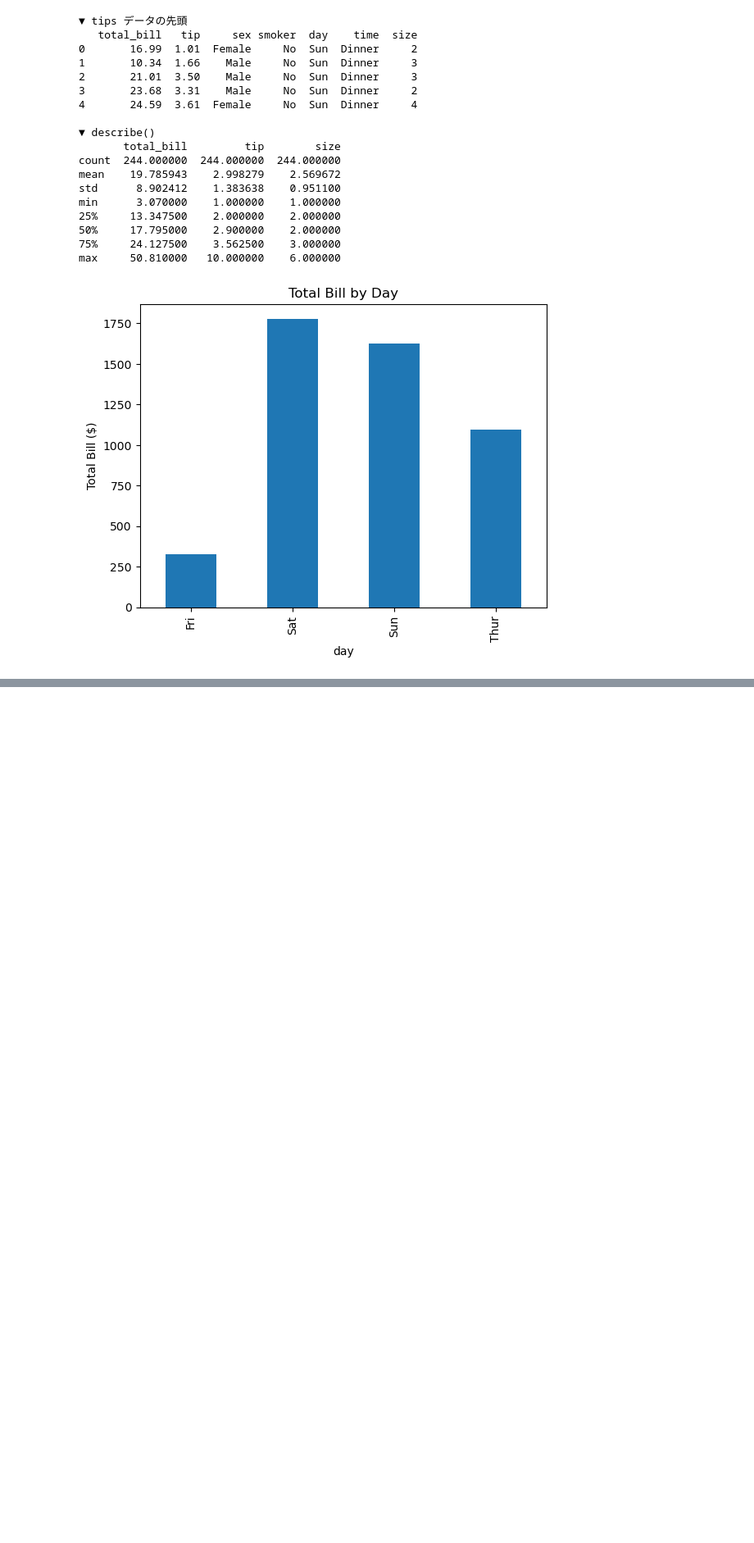
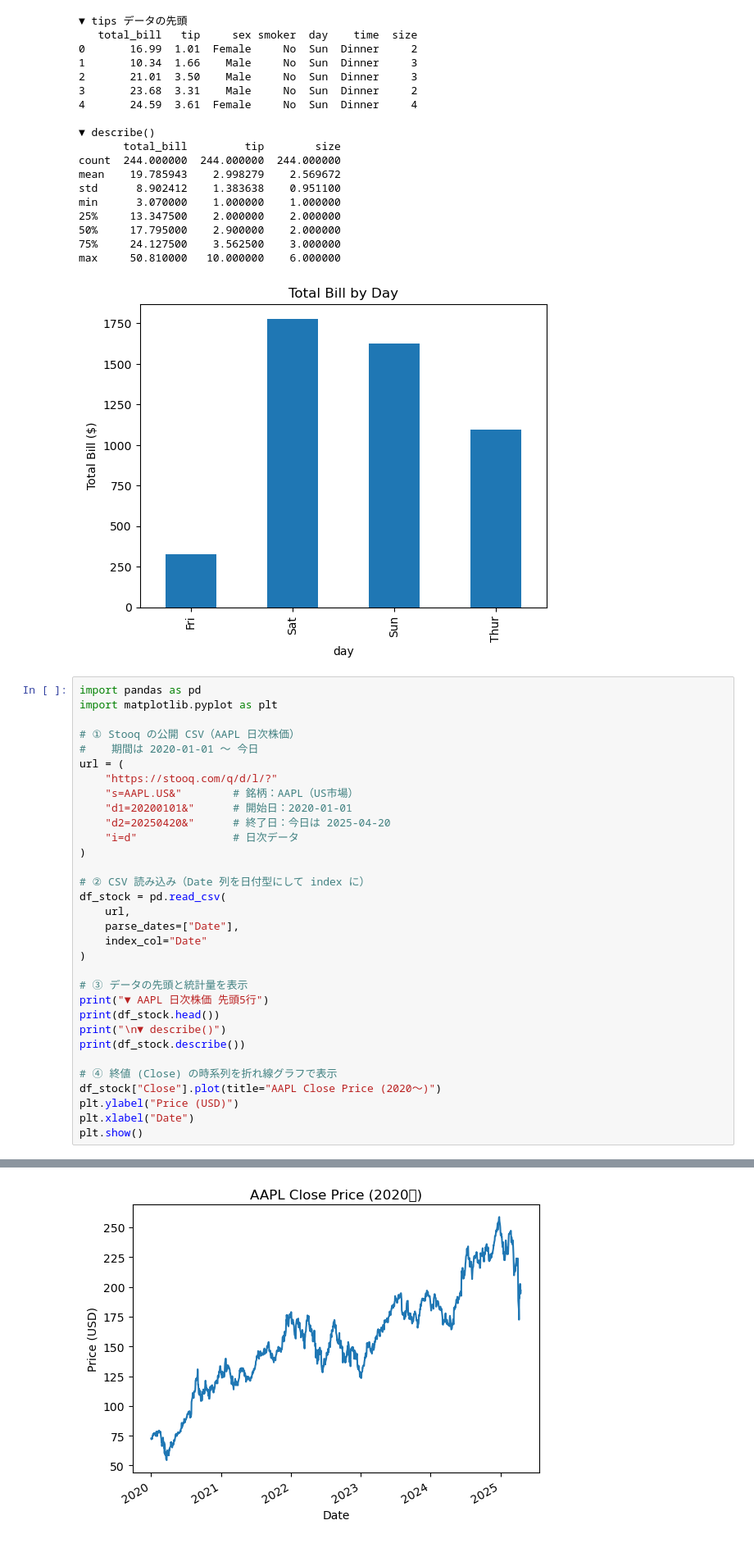
Before and after one commit to tomuhima/genai-lessons, a Jupyter notebook: lesson04.ipynb, the cells around one changed output, grey strips where cells are left out. Shown: that part at 82% size. Drawn from its saved outputs; the diff is of its cells as text; blank space fills up the shorter version.

```diff
--- a/lesson04.ipynb
+++ b/lesson04.ipynb
@@ -40,3 +40,36 @@ min      3.070000    1.000000    1.000000
 75%     24.127500    3.562500    3.000000
 max     50.810000   10.000000    6.000000
 [figure]
+# %%
+import pandas as pd
+import matplotlib.pyplot as plt
+
+# ① Stooq の公開 CSV（AAPL 日次株価）
+#    期間は 2020-01-01 〜 今日
+url = (
+    "https://stooq.com/q/d/l/?"
+    "s=AAPL.US&"        # 銘柄：AAPL（US市場）
+    "d1=20200101&"      # 開始日：2020-01-01
+    "d2=20250420&"      # 終了日：今日は 2025-04-20
+    "i=d"               # 日次データ
+)
+
+# ② CSV 読み込み（Date 列を日付型にして index に）
+df_stock = pd.read_csv(
+    url,
+    parse_dates=["Date"],
+    index_col="Date"
+)
+
+# ③ データの先頭と統計量を表示
+print("▼ AAPL 日次株価 先頭5行")
+print(df_stock.head())
+print("\n▼ describe()")
+print(df_stock.describe())
+
+# ④ 終値 (Close) の時系列を折れ線グラフで表示
+df_stock["Close"].plot(title="AAPL Close Price (2020〜)")
+plt.ylabel("Price (USD)")
+plt.xlabel("Date")
+plt.show()
+# %% [output]
@@ -42,0 +95 @@ max     50.810000   10.000000    6.000000
+[figure, added]
```
Also changed, not shown: parts of 2 cells of this notebook.
